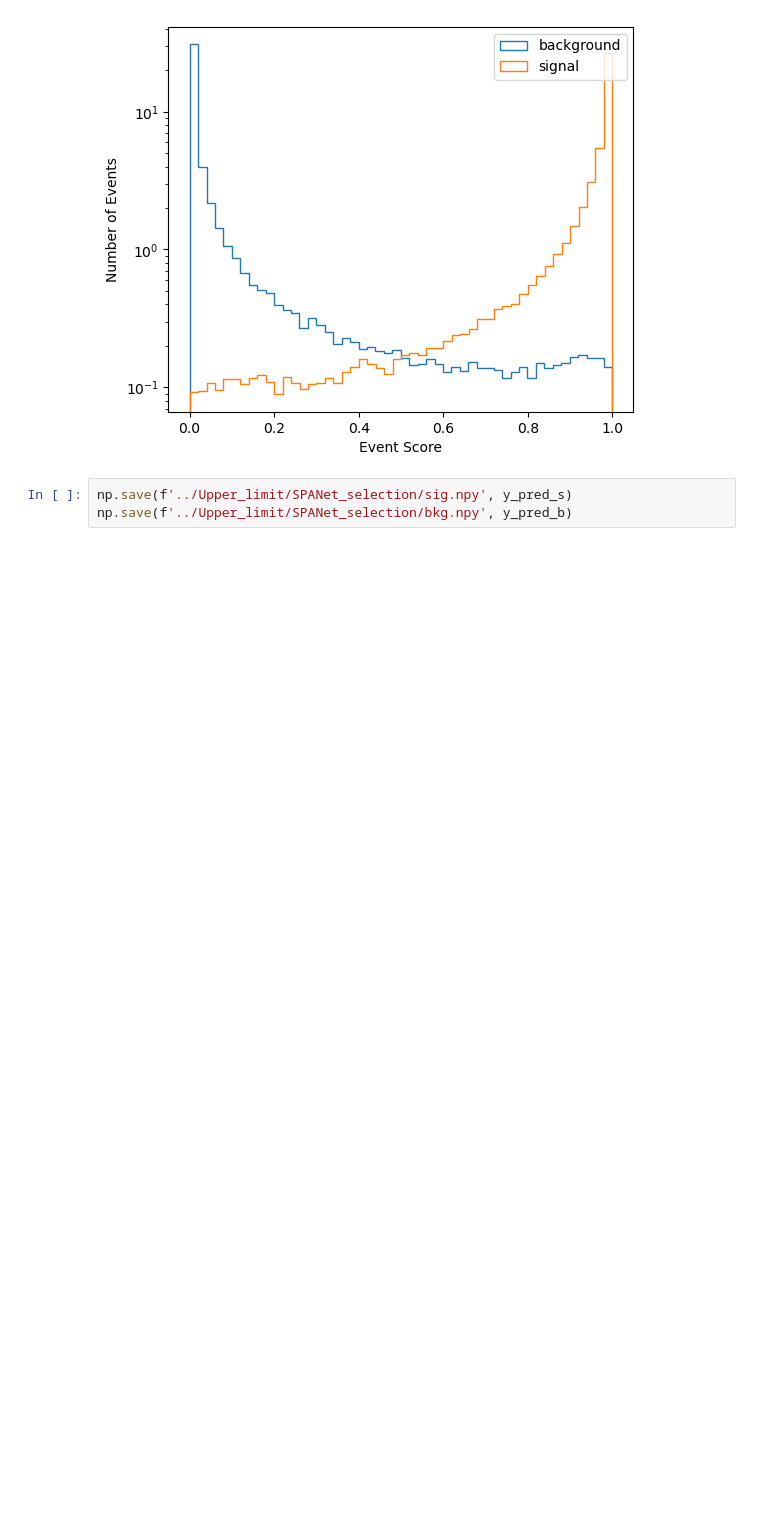
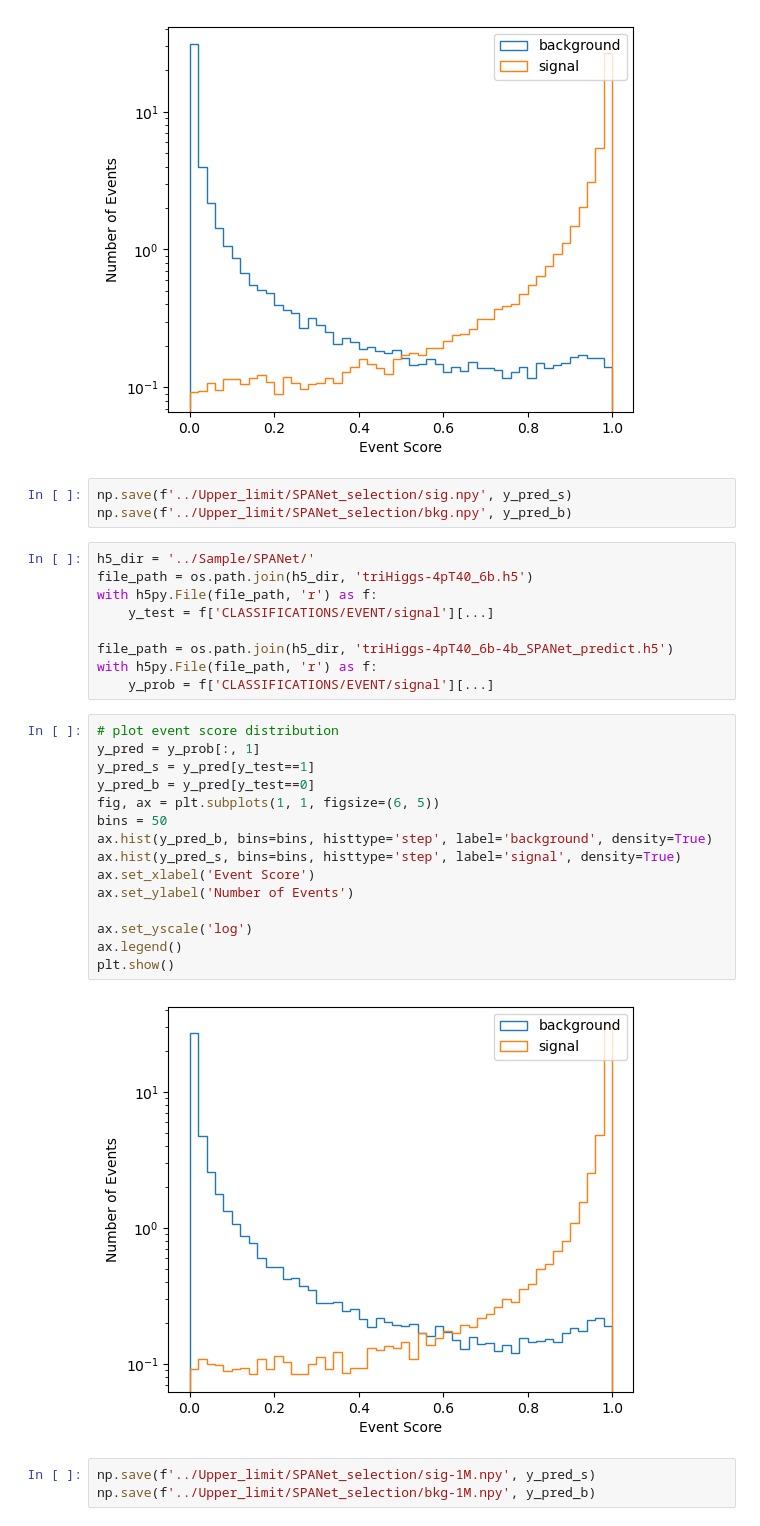
Before and after one commit to r10222035/3h6b_collider_study, a Jupyter notebook: SPANet/output_event_score.ipynb, the cells around one changed output. Cells and saved outputs as stored; diff of their text form; blank space fills up the shorter version.

Commit message:
Code: Compute the upper limit of 1M training set

```diff
--- a/SPANet/output_event_score.ipynb
+++ b/SPANet/output_event_score.ipynb
@@ -33,3 +33,32 @@ plt.show()
 # %%
 np.save(f'../Upper_limit/SPANet_selection/sig.npy', y_pred_s)
 np.save(f'../Upper_limit/SPANet_selection/bkg.npy', y_pred_b)
+# %%
+h5_dir = '../Sample/SPANet/'
+file_path = os.path.join(h5_dir, 'triHiggs-4pT40_6b.h5')
+with h5py.File(file_path, 'r') as f:
+    y_test = f['CLASSIFICATIONS/EVENT/signal'][...]
+
+file_path = os.path.join(h5_dir, 'triHiggs-4pT40_6b-4b_SPANet_predict.h5')
+with h5py.File(file_path, 'r') as f:
+    y_prob = f['CLASSIFICATIONS/EVENT/signal'][...]
+# %%
+# plot event score distribution
+y_pred = y_prob[:, 1]
+y_pred_s = y_pred[y_test==1]
+y_pred_b = y_pred[y_test==0]
+fig, ax = plt.subplots(1, 1, figsize=(6, 5))
+bins = 50
+ax.hist(y_pred_b, bins=bins, histtype='step', label='background', density=True)
+ax.hist(y_pred_s, bins=bins, histtype='step', label='signal', density=True)
+ax.set_xlabel('Event Score')
+ax.set_ylabel('Number of Events')
+
+ax.set_yscale('log')
+ax.legend()
+plt.show()
+# %% [output]
+[figure, added]
+# %%
+np.save(f'../Upper_limit/SPANet_selection/sig-1M.npy', y_pred_s)
+np.save(f'../Upper_limit/SPANet_selection/bkg-1M.npy', y_pred_b)
```
Also changed, not shown: 6 other files.
